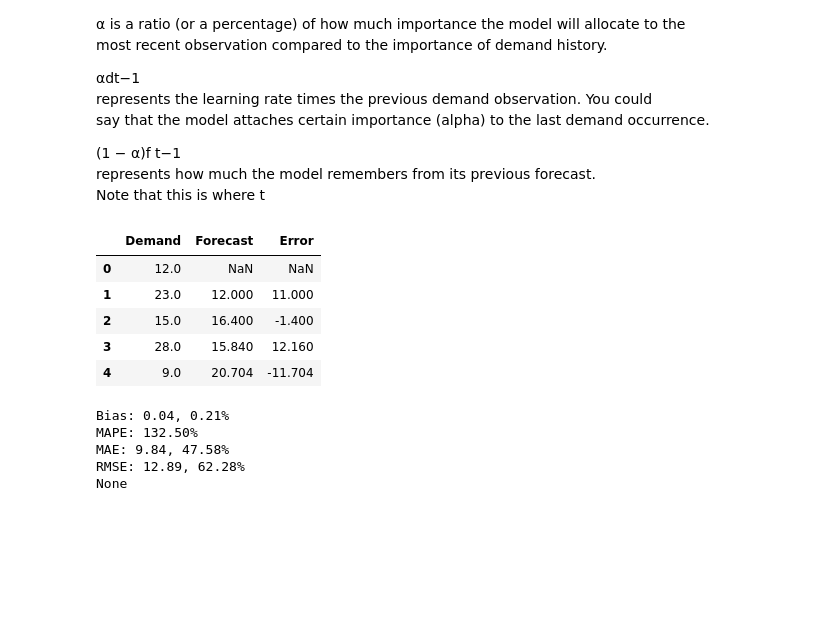
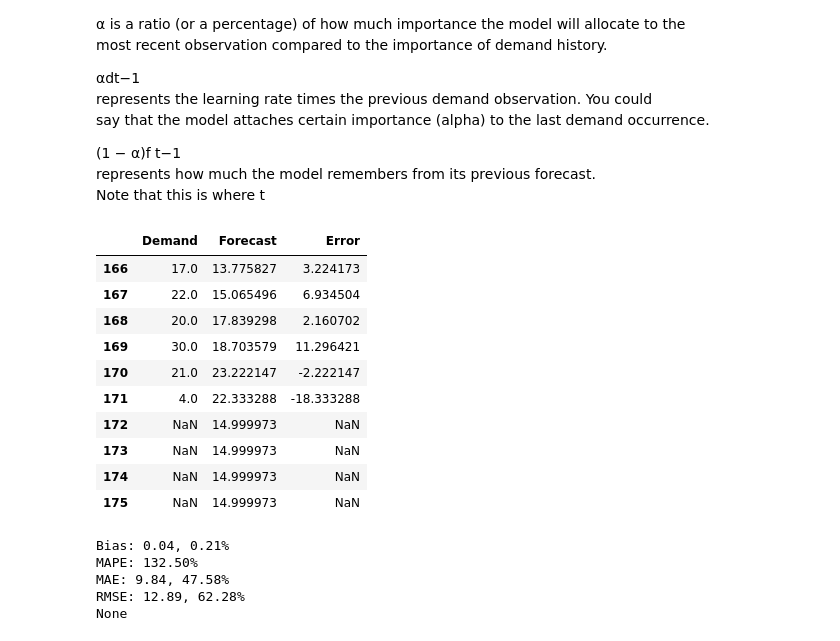
Before and after one commit to sebsvt/data-science-cmu-contest-2024, a Jupyter notebook: demand-forecasting-service/forecastnig-model/forecasting_model_experiments.ipynb, the cells around one changed output. Saved outputs shown, nothing was run; the diff lists cells and outputs as text; code cells hidden in the pictures; blank space fills up the shorter version.

```diff
--- a/demand-forecasting-service/forecastnig-model/forecasting_model_experiments.ipynb
+++ b/demand-forecasting-service/forecastnig-model/forecasting_model_experiments.ipynb
@@ -310,24 +310,29 @@ def simple_exponential_smoothing(d, extra_periods=1, alpha=0.4):
 # %%
 simple_exponential_smoothing_df = df.copy()
 simple_exponential_smoothing_df = extract_data_by_item_name_and_group_by(
 	simple_exponential_smoothing_df,
 	"ds",
 	"item_name",
 	"เอกสาร",
 	y="qty"
 )
 simple_exponential_smoothing_df
 simple_exponential_smoothing_result = simple_exponential_smoothing(
 	d=simple_exponential_smoothing_df['y'],
 	extra_periods=4,
 )
-simple_exponential_smoothing_result.head()
+simple_exponential_smoothing_result.tail(10)
 # %% [output]
 |  | Demand | Forecast | Error |
-| 0 | 12.0 | NaN | NaN |
-| 1 | 23.0 | 12.000 | 11.000 |
-| 2 | 15.0 | 16.400 | -1.400 |
-| 3 | 28.0 | 15.840 | 12.160 |
-| 4 | 9.0 | 20.704 | -11.704 |
+| 166 | 17.0 | 13.775827 | 3.224173 |
+| 167 | 22.0 | 15.065496 | 6.934504 |
+| 168 | 20.0 | 17.839298 | 2.160702 |
+| 169 | 30.0 | 18.703579 | 11.296421 |
+| 170 | 21.0 | 23.222147 | -2.222147 |
+| 171 | 4.0 | 22.333288 | -18.333288 |
+| 172 | NaN | 14.999973 | NaN |
+| 173 | NaN | 14.999973 | NaN |
+| 174 | NaN | 14.999973 | NaN |
+| 175 | NaN | 14.999973 | NaN |
 # %%
 simple_exponential_smoothing_result.index.name = "Periods"
```
Also changed, not shown: parts of 3 cells of this notebook.
